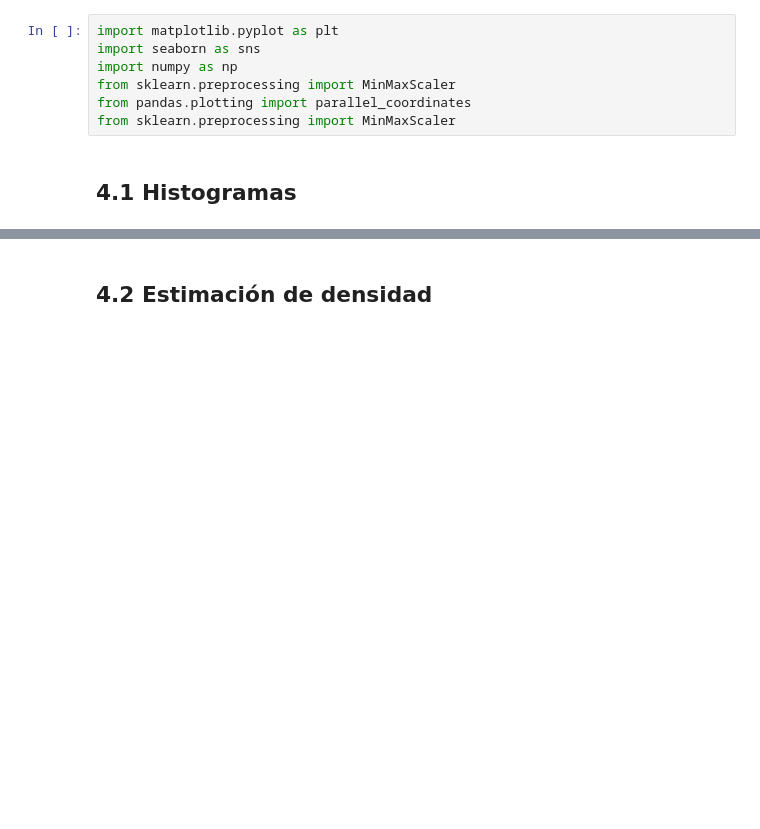
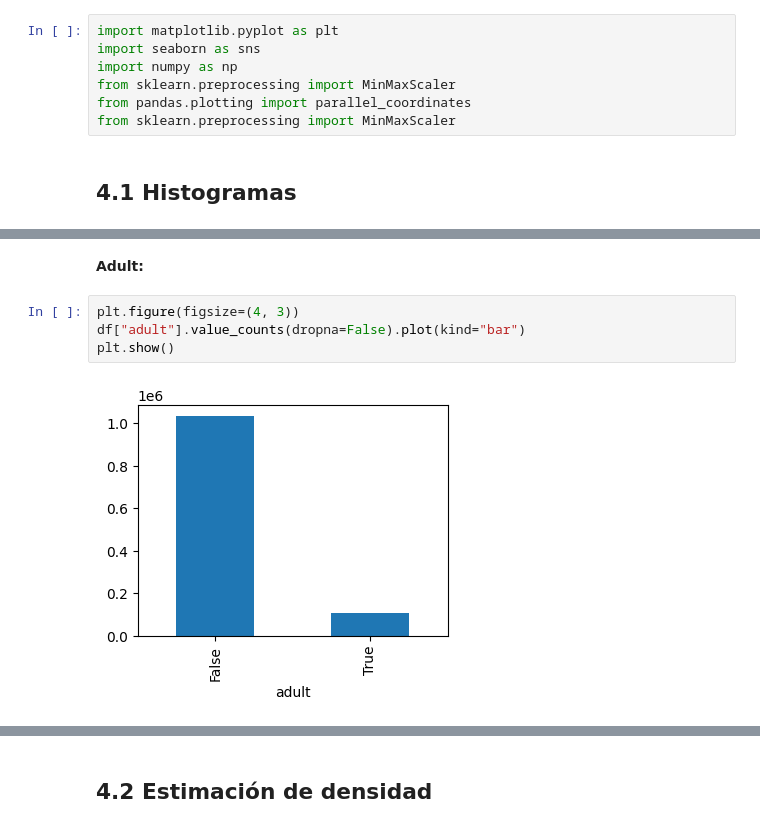
Before and after one commit to nat1600/data-mining-movies, a Jupyter notebook: MOVIES_PROYECTO_FINAL.ipynb, the cells around one changed output, grey strips where cells are left out. Drawn from its saved outputs; the diff is of its cells as text; blank space fills up the shorter version.

```diff
--- a/MOVIES_PROYECTO_FINAL.ipynb
+++ b/MOVIES_PROYECTO_FINAL.ipynb
@@ -401,0 +548,8 @@ plt.show()
+# %% [markdown]
+**Adult:**
+# %%
+plt.figure(figsize=(4, 3))
+df["adult"].value_counts(dropna=False).plot(kind="bar")
+plt.show()
+# %% [output]
+[figure, added]
```
Also changed, not shown: parts of 51 cells of this notebook.
